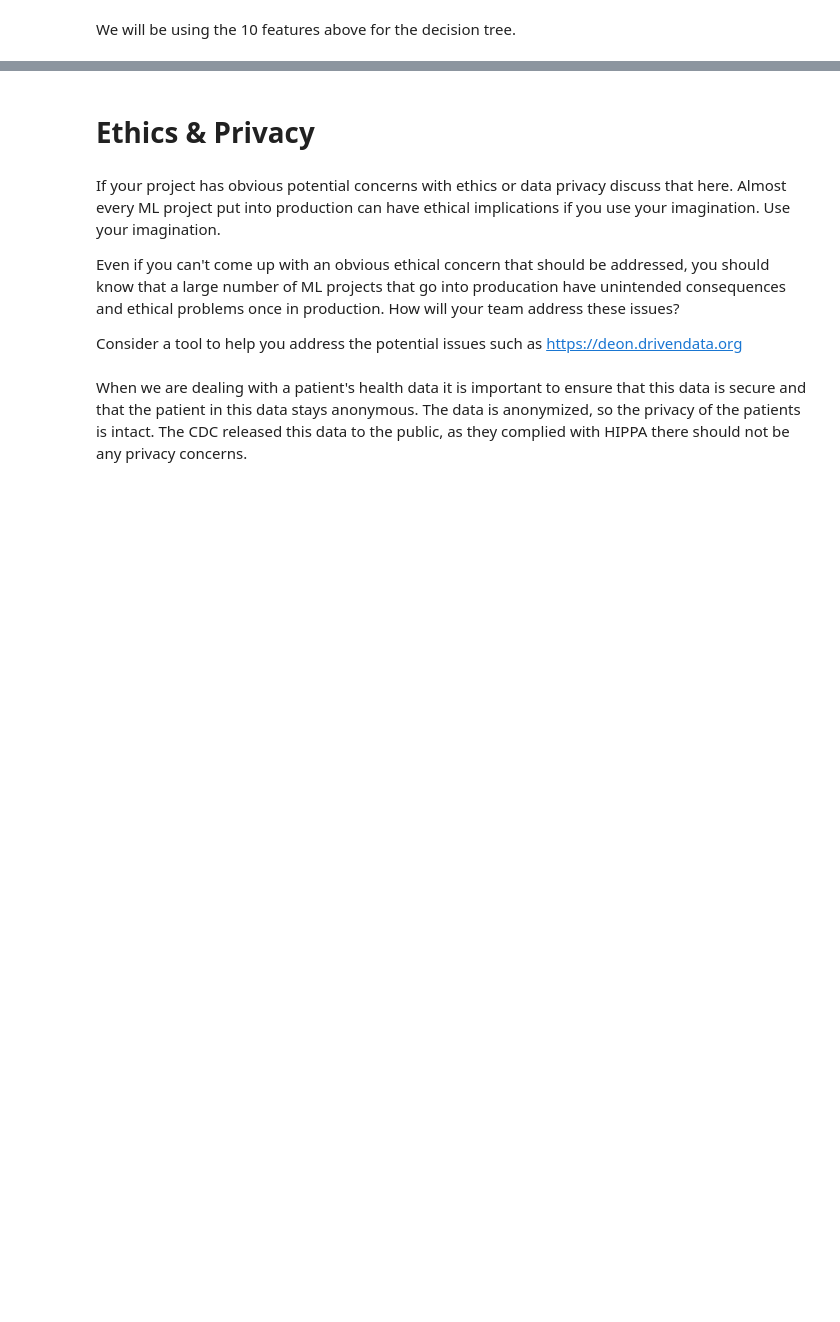
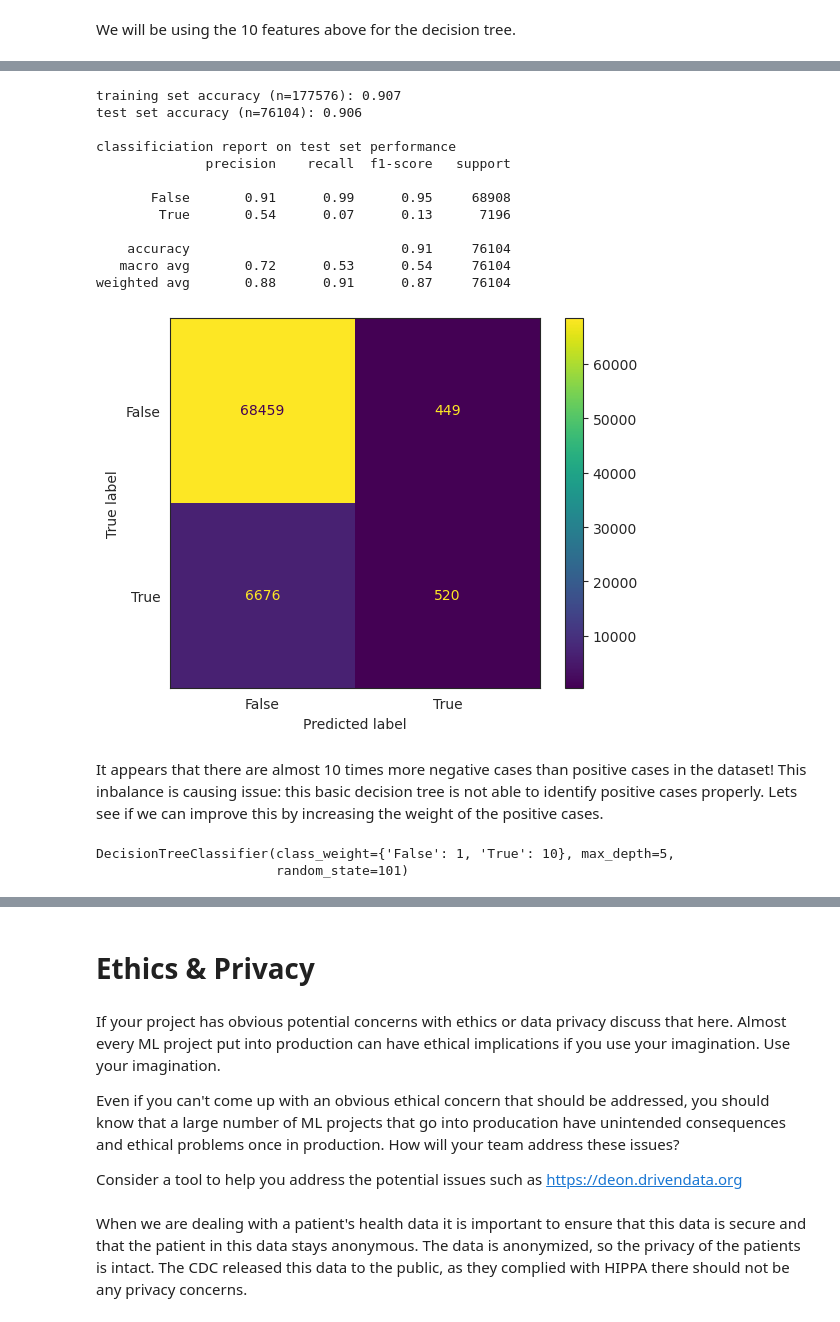
Before and after one commit to COGS118A/Group019-SP23, a Jupyter notebook: Checkpoint_Group019-SP23.ipynb, the cells around one changed output, grey strips where cells are left out. Cells and saved outputs as stored; diff of their text form; code cells hidden in the pictures; blank space fills up the shorter version.

```diff
--- a/Checkpoint_Group019-SP23.ipynb
+++ b/Checkpoint_Group019-SP23.ipynb
@@ -171,0 +195,51 @@ We will be using the 10 features above for the decision tree.
+# %%
+# now we will use confusion matrix to quickly evaluate this basic decision tree's performance
+
+import seaborn as sns
+from sklearn.metrics import ConfusionMatrixDisplay
+from sklearn.metrics import accuracy_score, classification_report
+
+def evaluate_tree(tree, X_train, y_train):
+    yhat_test = tree.predict(X_test)
+    yhat_train = tree.predict(X_train)
+
+    with sns.axes_style('white'):
+        ConfusionMatrixDisplay.from_predictions(y_test, yhat_test)
+
+    acc_train = accuracy_score(y_train, yhat_train)
+
+    # calculate the test set error
+    acc_test = accuracy_score(y_test, yhat_test) # YOUR CODE HERE
+
+    print(f'training set accuracy (n={y_train.shape[0]}): {acc_train:4.3f}')
+    print(f'test set accuracy (n={y_test.shape[0]}): {acc_test:4.3f}')
+    print()
+    print('classificiation report on test set performance')
+    print(classification_report(y_test, yhat_test))
+    print()
+
+evaluate_tree(basic_clf, X_train, y_train)
+# %% [output]
+training set accuracy (n=177576): 0.907
+test set accuracy (n=76104): 0.906
+
+classificiation report on test set performance
+              precision    recall  f1-score   support
+
+       False       0.91      0.99      0.95     68908
+        True       0.54      0.07      0.13      7196
+
+    accuracy                           0.91     76104
+   macro avg       0.72      0.53      0.54     76104
+weighted avg       0.88      0.91      0.87     76104
+[figure, added]
+# %% [markdown]
+It appears that there are almost 10 times more negative cases than positive cases in the dataset! This inbalance is causing issue: this basic decision tree is not able to identify positive cases properly. Lets see if we can improve this by increasing the weight of the positive cases.
+# %%
+# try to improve the decision tree with weighted classes.
+
+weighted_clf = DecisionTreeClassifier(max_depth=5, class_weight={'False':1, 'True':10}, random_state=101)
+weighted_clf.fit(X_train, y_train)
+# %% [output]
+DecisionTreeClassifier(class_weight={'False': 1, 'True': 10}, max_depth=5,
+                       random_state=101)
```
Also changed, not shown: parts of 8 cells of this notebook.
